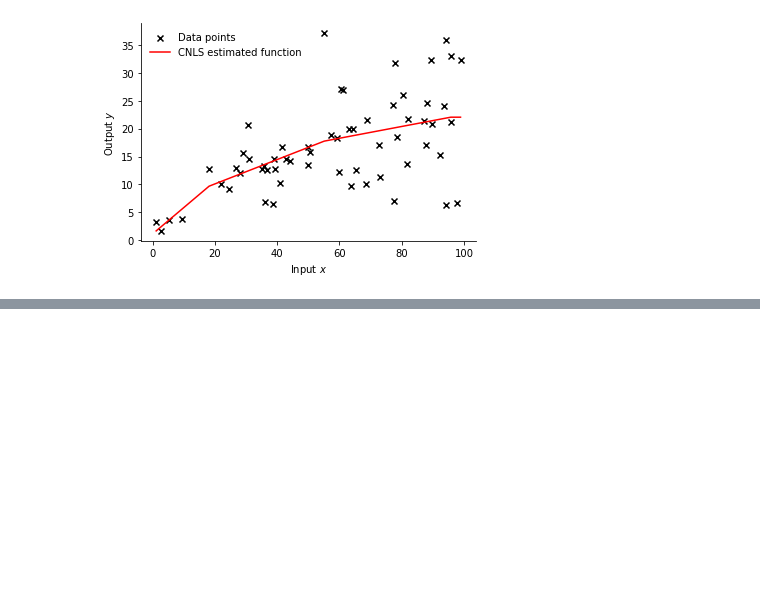
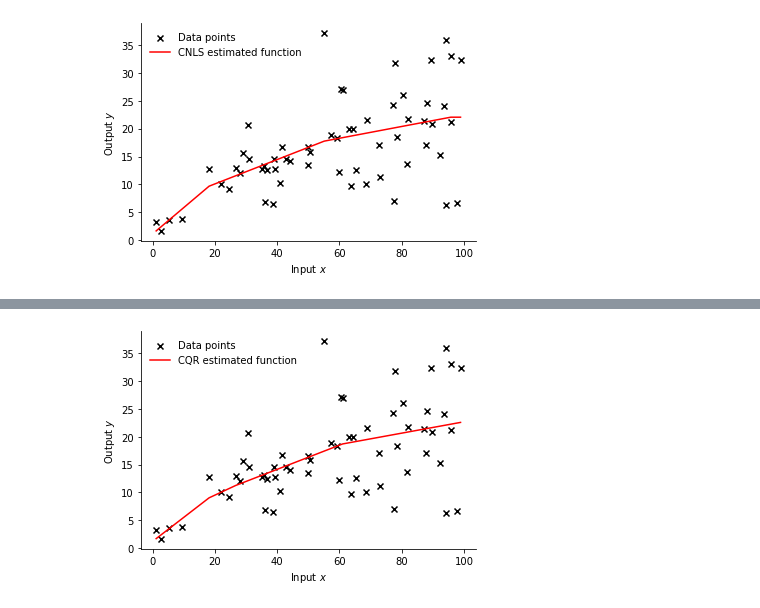
Before and after one commit to ds2010/pyStoNED, a Jupyter notebook: notebooks/2dplot.ipynb, the cells around one changed output, grey strips where cells are left out. Saved outputs shown, nothing was run; the diff lists cells and outputs as text; code cells hidden in the pictures; blank space fills up the shorter version.

```diff
--- a/notebooks/2dplot.ipynb
+++ b/notebooks/2dplot.ipynb
@@ -38,2 +38,6 @@ plot2d(model, x_select=0, label_name="CNLS estimated function", fig_name="CNLS_2
 # %% [output]
 [figure]
+# %%
+# define and solve the CQR model
+CQR_model=CQER.CQR(y=data.y, x=data.x, tau=0.5, z=None, cet=CET_ADDI, fun=FUN_PROD, rts=RTS_VRS)
+CQR_model.optimize(OPT_LOCAL)
@@ -39,0 +62,5 @@ plot2d(model, x_select=0, label_name="CNLS estimated function", fig_name="CNLS_2
+# %%
+# Plot the estimated function
+plot2d(CQR_model, x_select=0, label_name="CQR estimated function", fig_name="CQR_2d")
+# %% [output]
+[figure, added]
```
Also changed, not shown: parts of 4 cells of this notebook, 12 other files.
